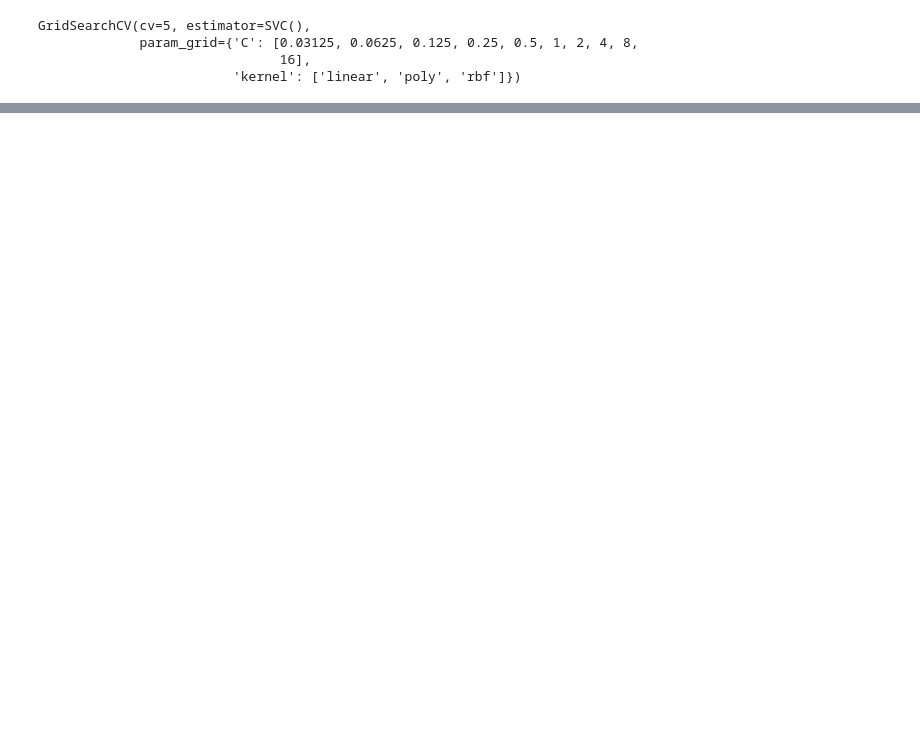
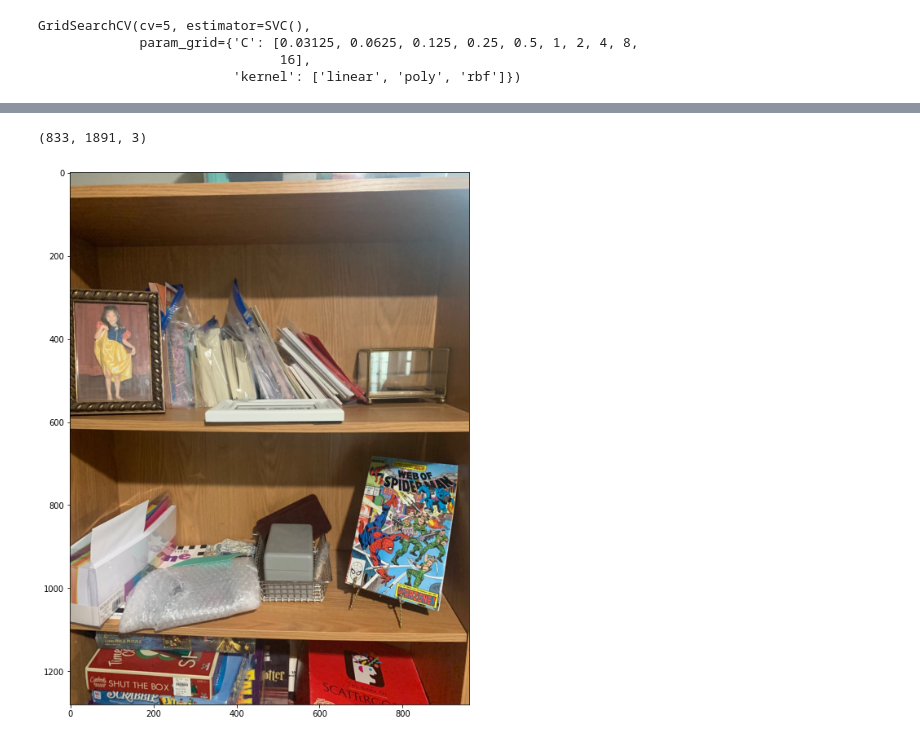
Before and after one commit to MahdiRahbar/Comic_Book_Classification, a Jupyter notebook: classifier_prototype.ipynb, the cells around one changed output, grey strips where cells are left out. Drawn from its saved outputs; the diff is of its cells as text; code cells hidden in the pictures; blank space fills up the shorter version.

Commit message:
updated the prototype alongside some other slight changes in the data files

```diff
--- a/classifier_prototype.ipynb
+++ b/classifier_prototype.ipynb
@@ -241,0 +306,37 @@ accuracy_score(y_test, y_pred)
+# %%
+sift = cv2.SIFT_create()
+
+test_path = 'data/test_comic_locations/spiderman1.jpeg'
+# test_path = 'data/test_comic_locations/spiderman3.jpeg'
+training_path = 'data/Spiderman/0.png'
+training_path = './data/training.png'
+
+
+# load the image, convert it to grayscale, and blur it
+test_image = cv2.imread(test_path)
+train_image = cv2.imread(training_path)
+
+# resized_image= []
+# for i in range(3):
+#     resized_image.append(cv2.resize(test_image[:,:,i], (512,1024)))
+# #     resized_image = np.array(resized_image).reshape(128,64,3)
+# test_image = np.transpose(np.array(resized_image),  (1, 2, 0))  # (1, 2, 0)
+
+# resized_image= []
+# for i in range(3):
+#     resized_image.append(cv2.resize(train_image[:,:,i], (256,512)))
+# #     resized_image = np.array(resized_image).reshape(128,64,3)
+# train_image = np.transpose(np.array(resized_image),  (1, 2, 0))  # (1, 2, 0)
+
+# gray = cv2.cvtColor(image, cv2.COLOR_BGR2GRAY)
+# gray = cv2.GaussianBlur(gray, (3, 3), 0)
+
+train_image.shape
+# %% [output]
+(833, 1891, 3)
+# %%
+plt.figure(figsize=(20,12))
+plt.imshow(test_image[:,:,::-1])
+plt.show()
+# %% [output]
+[figure, added]
```
Also changed, not shown: parts of 56 cells of this notebook, 13 other files.
